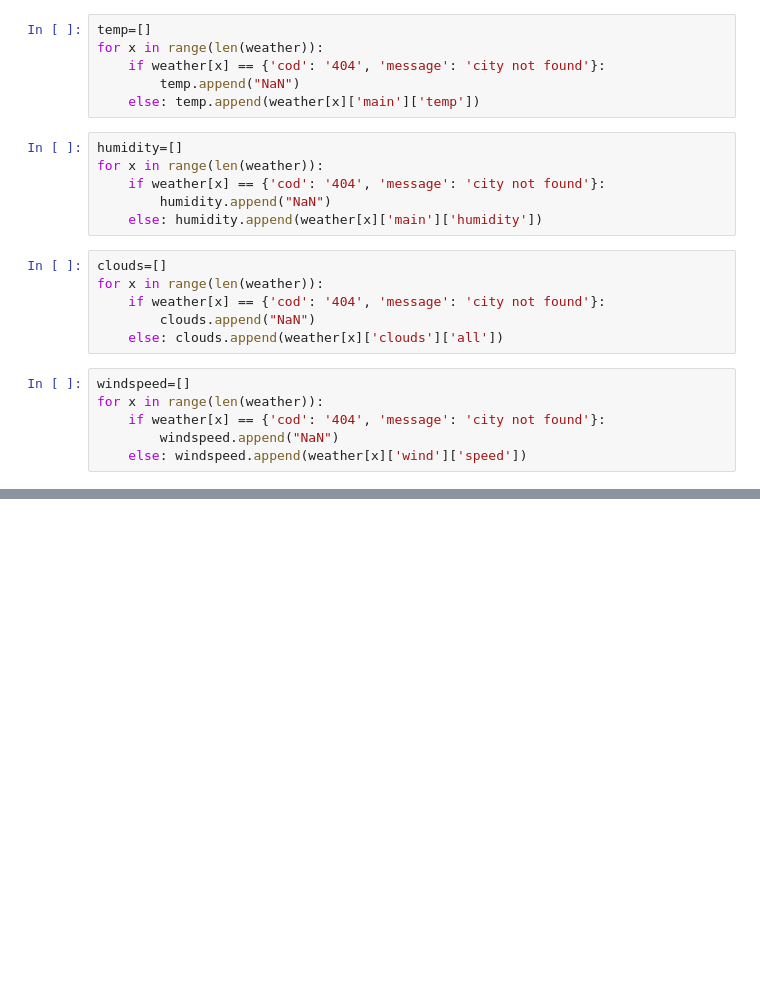
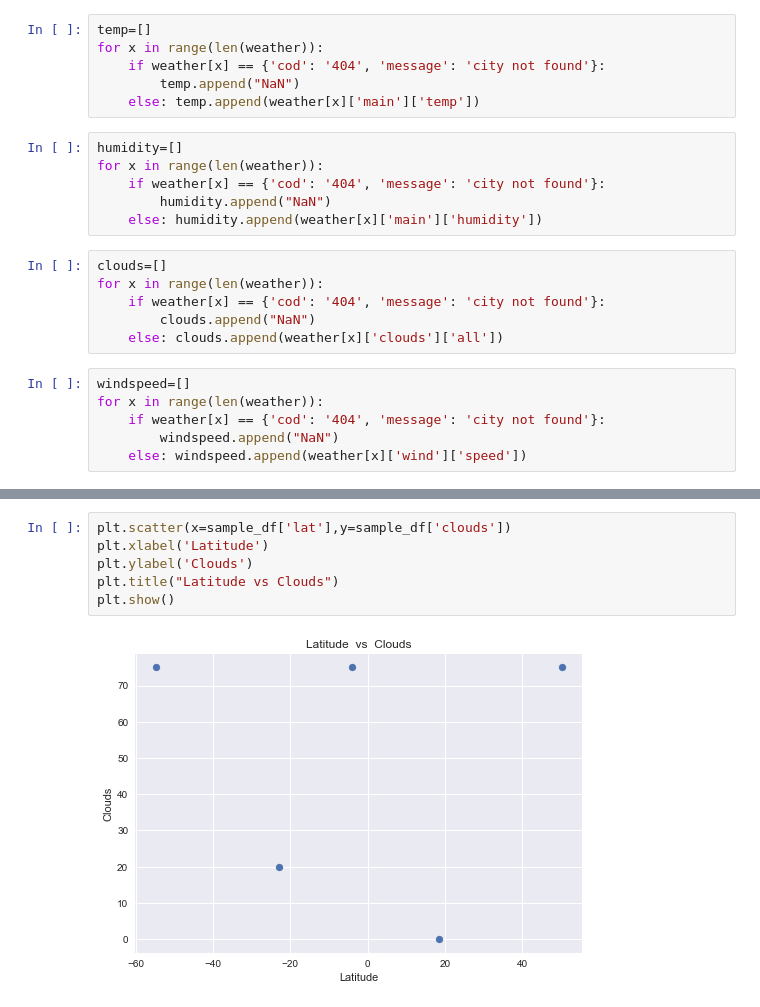
Before and after one commit to lukepharr/dataHW, a Jupyter notebook: HW6/WeatherPy.ipynb, the cells around one changed output, grey strips where cells are left out. Drawn from its saved outputs; the diff is of its cells as text; blank space fills up the shorter version.

```diff
--- a/HW6/WeatherPy.ipynb
+++ b/HW6/WeatherPy.ipynb
@@ -61,0 +105,8 @@ pd.DataFrame({'city':cities,'country':cc,'temp':temp,'humidity':humidity,'clouds
+# %%
+plt.scatter(x=sample_df['lat'],y=sample_df['clouds'])
+plt.xlabel('Latitude')
+plt.ylabel('Clouds')
+plt.title("Latitude vs Clouds")
+plt.show()
+# %% [output]
+[figure, added]
```
Also changed, not shown: parts of 8 cells of this notebook.
